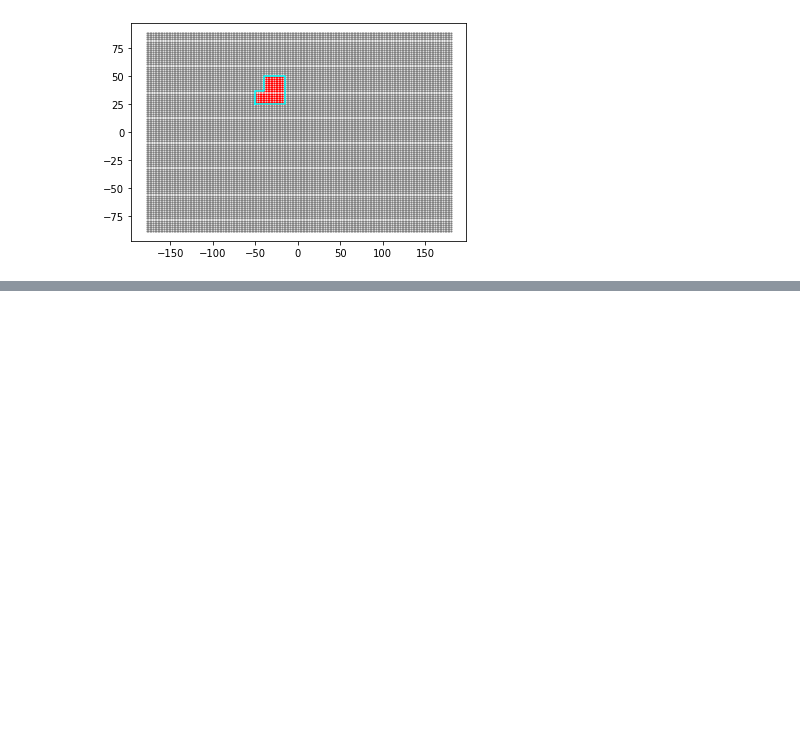
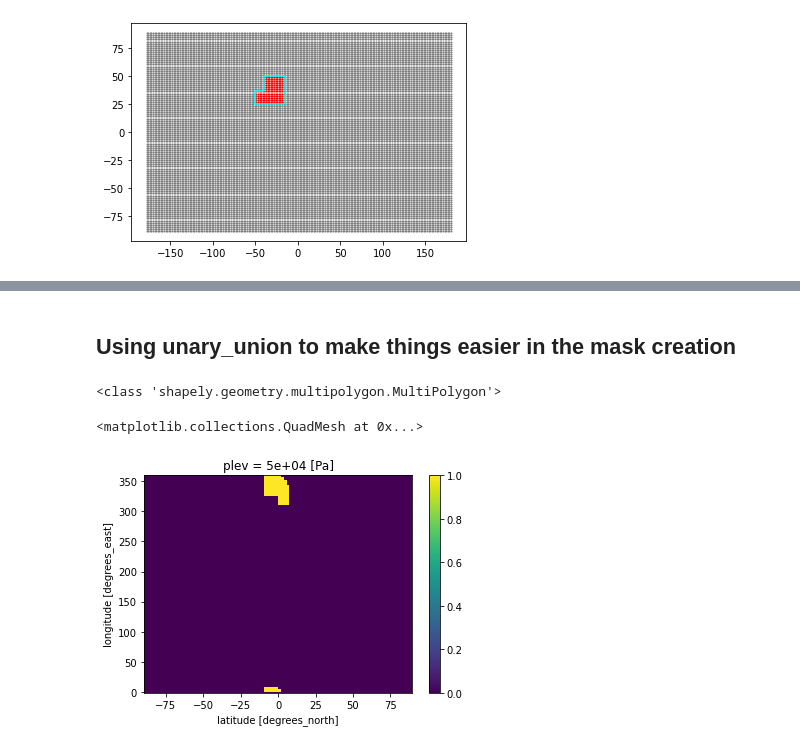
Before and after one commit to MarcoLandtHayen/climate_index_collection, a Jupyter notebook: notebooks/2022-08-25_shapely_masking_PoC.ipynb, the cells around one changed output, grey strips where cells are left out. Drawn from its saved outputs; the diff is of its cells as text; code cells hidden in the pictures; blank space fills up the shorter version.

```diff
--- a/notebooks/2022-08-25_shapely_masking_PoC.ipynb
+++ b/notebooks/2022-08-25_shapely_masking_PoC.ipynb
@@ -71,0 +168,21 @@ plt.plot(*NASS_box_lon_lat.exterior.xy, "cyan")
+# %% [markdown]
+## Using unary_union to make things easier in the mask creation
+# %%
+EAO_split = unary_union([EAO_east, EAO_west])
+print(type(EAO_split))
+mask_EAO_split_union = xr.DataArray(
+    np.reshape(
+        [
+            EAO_split.contains(Point(_lon, _lat))
+            for _lon, _lat in zip(np.ravel(lon_2d_360), np.ravel(lat_2d_360))
+        ],
+        lon_2d_360.shape,
+    ),
+    dims=lon_2d_360.dims,
+    coords=lon_2d_360.coords,
+)
+mask_EAO_split_union.plot()
+# %% [output]
+<class 'shapely.geometry.multipolygon.MultiPolygon'>
+<matplotlib.collections.QuadMesh at 0x...>
+[figure, added]
```
Also changed, not shown: parts of 19 cells of this notebook.
